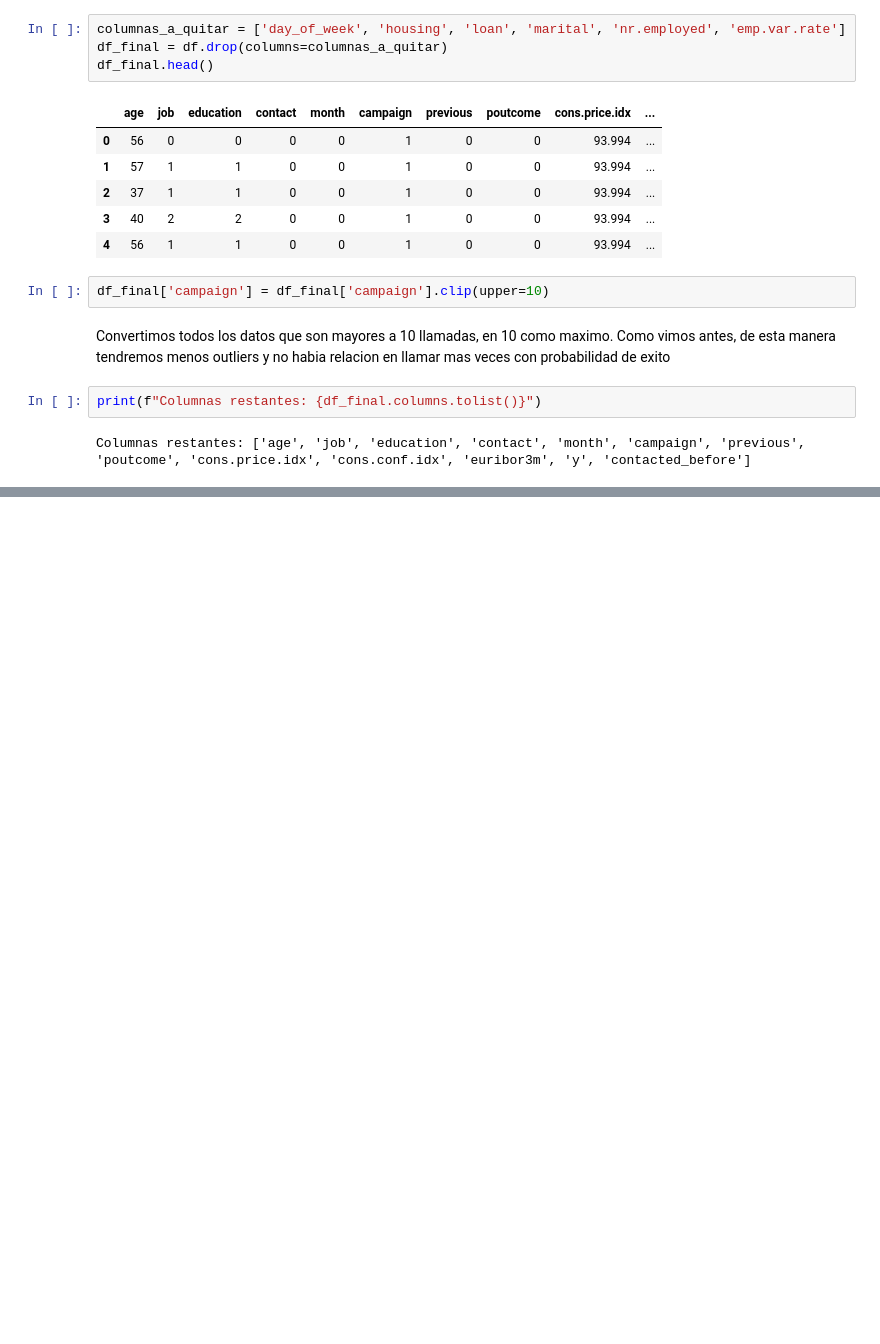
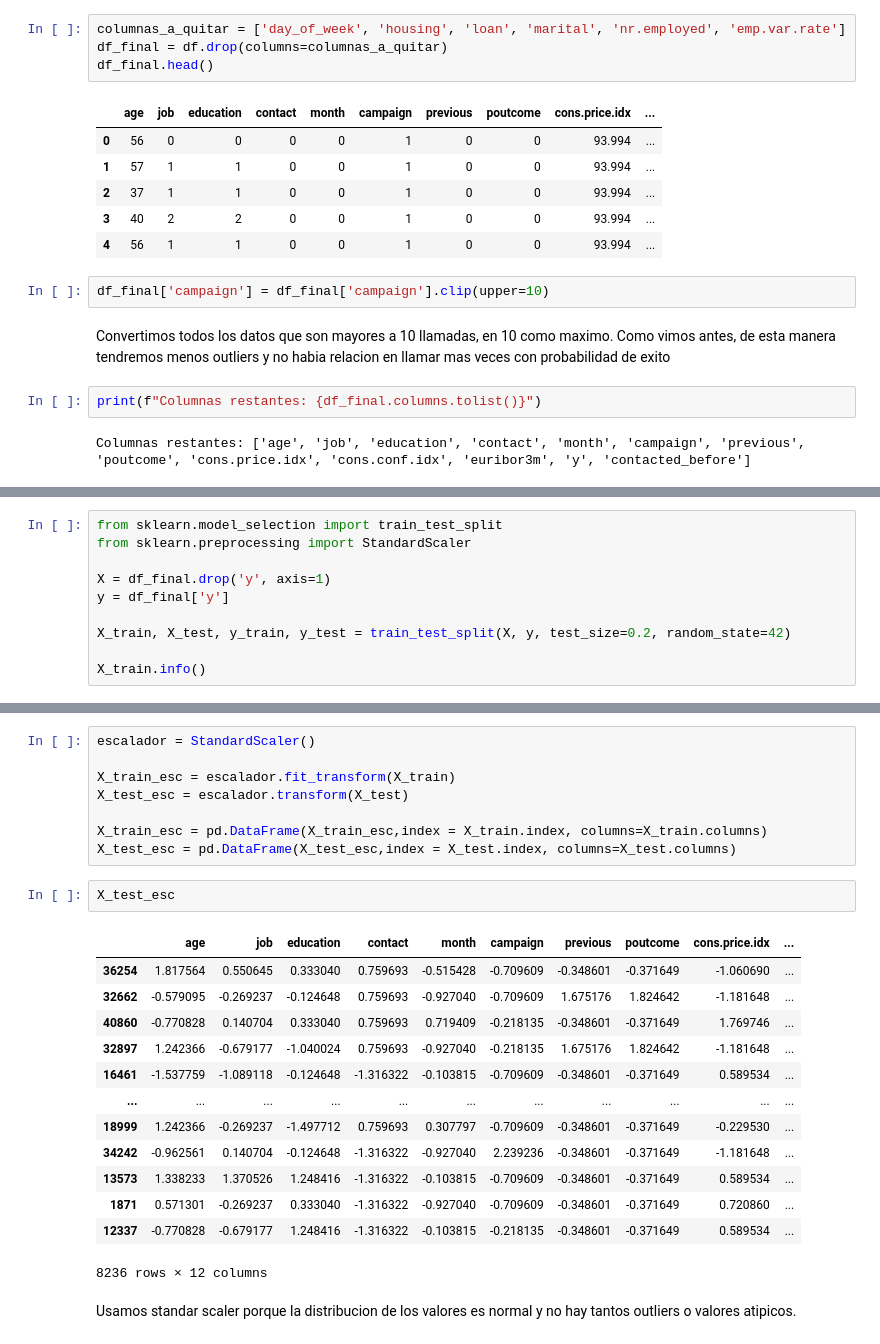
Before and after one commit to LeandroR093/Regresion-logistica, a Jupyter notebook: src/explore.ipynb, the cells around one changed output, grey strips where cells are left out. Drawn from its saved outputs; the diff is of its cells as text; blank space fills up the shorter version.

```diff
--- a/src/explore.ipynb
+++ b/src/explore.ipynb
@@ -341,0 +361,10 @@ Columnas restantes: ['age', 'job', 'education', 'contact', 'month', 'campaign',
+# %%
+from sklearn.model_selection import train_test_split
+from sklearn.preprocessing import StandardScaler
+
+X = df_final.drop('y', axis=1)
+y = df_final['y']
+
+X_train, X_test, y_train, y_test = train_test_split(X, y, test_size=0.2, random_state=42)
+
+X_train.info()
@@ -341,0 +391,26 @@ Columnas restantes: ['age', 'job', 'education', 'contact', 'month', 'campaign',
+# %%
+escalador = StandardScaler()
+
+X_train_esc = escalador.fit_transform(X_train)
+X_test_esc = escalador.transform(X_test)
+
+X_train_esc = pd.DataFrame(X_train_esc,index = X_train.index, columns=X_train.columns)
+X_test_esc = pd.DataFrame(X_test_esc,index = X_test.index, columns=X_test.columns)
+# %%
+X_test_esc
+# %% [output]
+|  | age | job | education | contact | month | campaign | previous | poutcome | cons.price.idx | ... |
+| 36254 | 1.817564 | 0.550645 | 0.333040 | 0.759693 | -0.515428 | -0.709609 | -0.348601 | -0.371649 | -1.060690 | ... |
+| 32662 | -0.579095 | -0.269237 | -0.124648 | 0.759693 | -0.927040 | -0.709609 | 1.675176 | 1.824642 | -1.181648 | ... |
+| 40860 | -0.770828 | 0.140704 | 0.333040 | 0.759693 | 0.719409 | -0.218135 | -0.348601 | -0.371649 | 1.769746 | ... |
+| 32897 | 1.242366 | -0.679177 | -1.040024 | 0.759693 | -0.927040 | -0.218135 | 1.675176 | 1.824642 | -1.181648 | ... |
+| 16461 | -1.537759 | -1.089118 | -0.124648 | -1.316322 | -0.103815 | -0.709609 | -0.348601 | -0.371649 | 0.589534 | ... |
+| ... | ... | ... | ... | ... | ... | ... | ... | ... | ... | ... |
+| 18999 | 1.242366 | -0.269237 | -1.497712 | 0.759693 | 0.307797 | -0.709609 | -0.348601 | -0.371649 | -0.229530 | ... |
+| 34242 | -0.962561 | 0.140704 | -0.124648 | -1.316322 | -0.927040 | 2.239236 | -0.348601 | -0.371649 | -1.181648 | ... |
+| 13573 | 1.338233 | 1.370526 | 1.248416 | -1.316322 | -0.103815 | -0.709609 | -0.348601 | -0.371649 | 0.589534 | ... |
+| 1871 | 0.571301 | -0.269237 | 0.333040 | -1.316322 | -0.927040 | -0.709609 | -0.348601 | -0.371649 | 0.720860 | ... |
+| 12337 | -0.770828 | -0.679177 | 1.248416 | -1.316322 | -0.103815 | -0.218135 | -0.348601 | -0.371649 | 0.589534 | ... |
+8236 rows × 12 columns
+# %% [markdown]
+Usamos standar scaler porque la distribucion de los valores es normal y no hay tantos outliers o valores atipicos.
```
Also changed, not shown: parts of 11 cells of this notebook.
